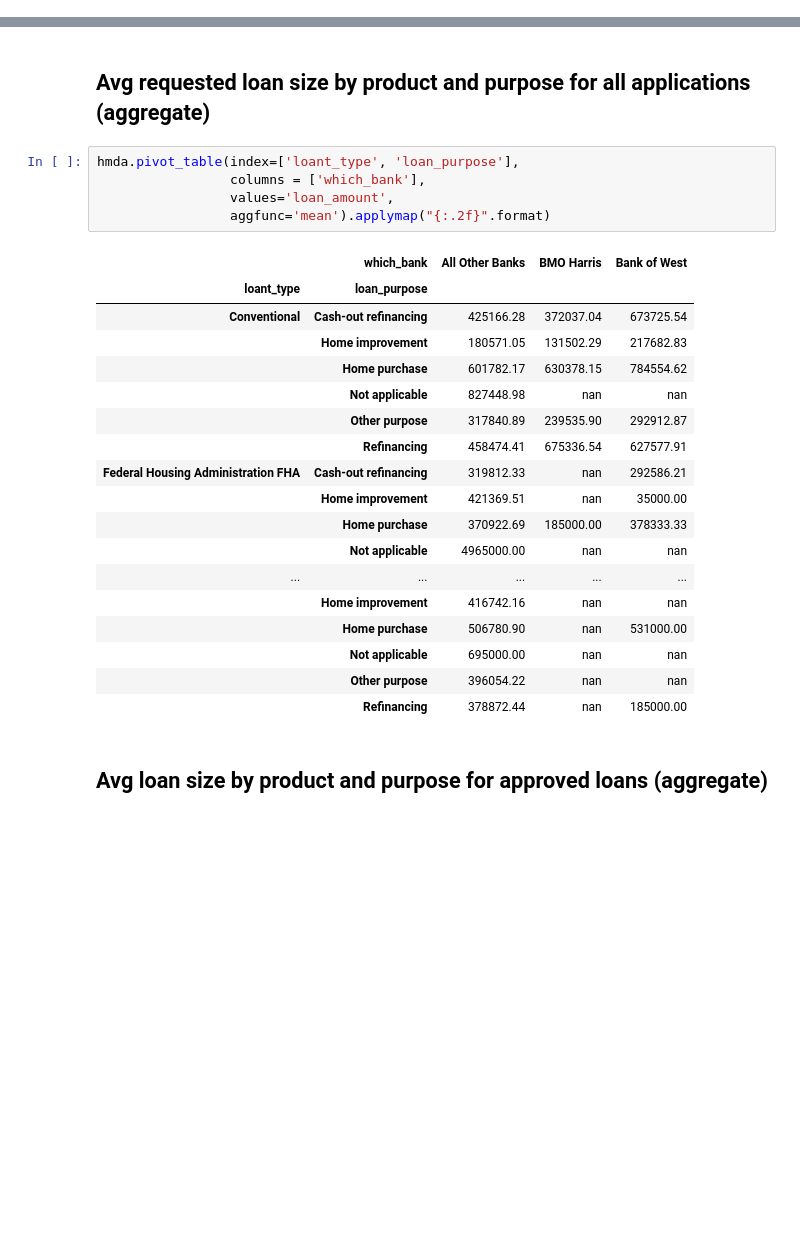
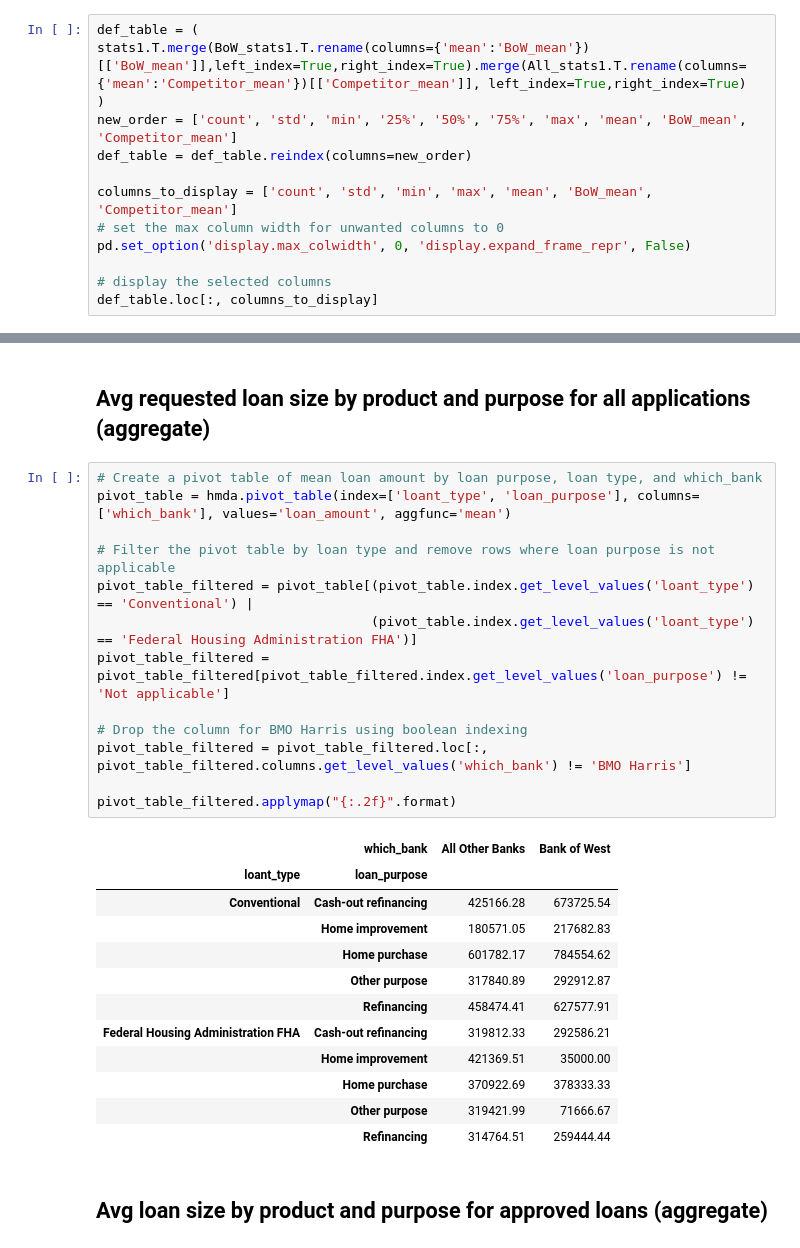
Before and after one commit to LeDataSciFi/FinTech-Capstone-2023, a Jupyter notebook: code/Descriptive_Statistics.ipynb, the cells around one changed output, grey strips where cells are left out. Drawn from its saved outputs; the diff is of its cells as text; blank space fills up the shorter version.

Commit message:
Descriptive stats change

```diff
--- a/code/Descriptive_Statistics.ipynb
+++ b/code/Descriptive_Statistics.ipynb
@@ -65,0 +68,13 @@ All_stats1
+# %%
+def_table = (
+stats1.T.merge(BoW_stats1.T.rename(columns={'mean':'BoW_mean'})[['BoW_mean']],left_index=True,right_index=True).merge(All_stats1.T.rename(columns={'mean':'Competitor_mean'})[['Competitor_mean']], left_index=True,right_index=True)
+)
+new_order = ['count', 'std', 'min', '25%', '50%', '75%', 'max', 'mean', 'BoW_mean', 'Competitor_mean']
+def_table = def_table.reindex(columns=new_order)
+
+columns_to_display = ['count', 'std', 'min', 'max', 'mean', 'BoW_mean', 'Competitor_mean']
+# set the max column width for unwanted columns to 0
+pd.set_option('display.max_colwidth', 0, 'display.expand_frame_repr', False)
+
+# display the selected columns
+def_table.loc[:, columns_to_display]
@@ -115,28 +144,30 @@ pivot_table.applymap("{:.2f}".format)
 # %% [markdown]
 ## Avg requested loan size by product and purpose for all applications (aggregate)
 # %%
-hmda.pivot_table(index=['loant_type', 'loan_purpose'],
-                 columns = ['which_bank'],
-                 values='loan_amount',
-                 aggfunc='mean').applymap("{:.2f}".format)
+# Create a pivot table of mean loan amount by loan purpose, loan type, and which_bank
+pivot_table = hmda.pivot_table(index=['loant_type', 'loan_purpose'], columns=['which_bank'], values='loan_amount', aggfunc='mean')
+
+# Filter the pivot table by loan type and remove rows where loan purpose is not applicable
+pivot_table_filtered = pivot_table[(pivot_table.index.get_level_values('loant_type') == 'Conventional') |
+                                   (pivot_table.index.get_level_values('loant_type') == 'Federal Housing Administration FHA')]
+pivot_table_filtered = pivot_table_filtered[pivot_table_filtered.index.get_level_values('loan_purpose') != 'Not applicable']
+
+# Drop the column for BMO Harris using boolean indexing
+pivot_table_filtered = pivot_table_filtered.loc[:, pivot_table_filtered.columns.get_level_values('which_bank') != 'BMO Harris']
+
+pivot_table_filtered.applymap("{:.2f}".format)
 # %% [output]
-|  | which_bank | All Other Banks | BMO Harris | Bank of West |
-| loant_type | loan_purpose |  |  |  |
-| Conventional | Cash-out refinancing | 425166.28 | 372037.04 | 673725.54 |
-|  | Home improvement | 180571.05 | 131502.29 | 217682.83 |
-|  | Home purchase | 601782.17 | 630378.15 | 784554.62 |
-|  | Not applicable | 827448.98 | nan | nan |
-|  | Other purpose | 317840.89 | 239535.90 | 292912.87 |
-|  | Refinancing | 458474.41 | 675336.54 | 627577.91 |
-| Federal Housing Administration FHA | Cash-out refinancing | 319812.33 | nan | 292586.21 |
-|  | Home improvement | 421369.51 | nan | 35000.00 |
-|  | Home purchase | 370922.69 | 185000.00 | 378333.33 |
-|  | Not applicable | 4965000.00 | nan | nan |
-| ... | ... | ... | ... | ... |
-|  | Home improvement | 416742.16 | nan | nan |
-|  | Home purchase | 506780.90 | nan | 531000.00 |
-|  | Not applicable | 695000.00 | nan | nan |
-|  | Other purpose | 396054.22 | nan | nan |
-|  | Refinancing | 378872.44 | nan | 185000.00 |
+|  | which_bank | All Other Banks | Bank of West |
+| loant_type | loan_purpose |  |  |
+| Conventional | Cash-out refinancing | 425166.28 | 673725.54 |
+|  | Home improvement | 180571.05 | 217682.83 |
+|  | Home purchase | 601782.17 | 784554.62 |
+|  | Other purpose | 317840.89 | 292912.87 |
+|  | Refinancing | 458474.41 | 627577.91 |
+| Federal Housing Administration FHA | Cash-out refinancing | 319812.33 | 292586.21 |
+|  | Home improvement | 421369.51 | 35000.00 |
+|  | Home purchase | 370922.69 | 378333.33 |
+|  | Other purpose | 319421.99 | 71666.67 |
+|  | Refinancing | 314764.51 | 259444.44 |
 # %% [markdown]
 ## Avg loan size by product and purpose for approved loans (aggregate)
```
Also changed, not shown: parts of 11 cells of this notebook.
